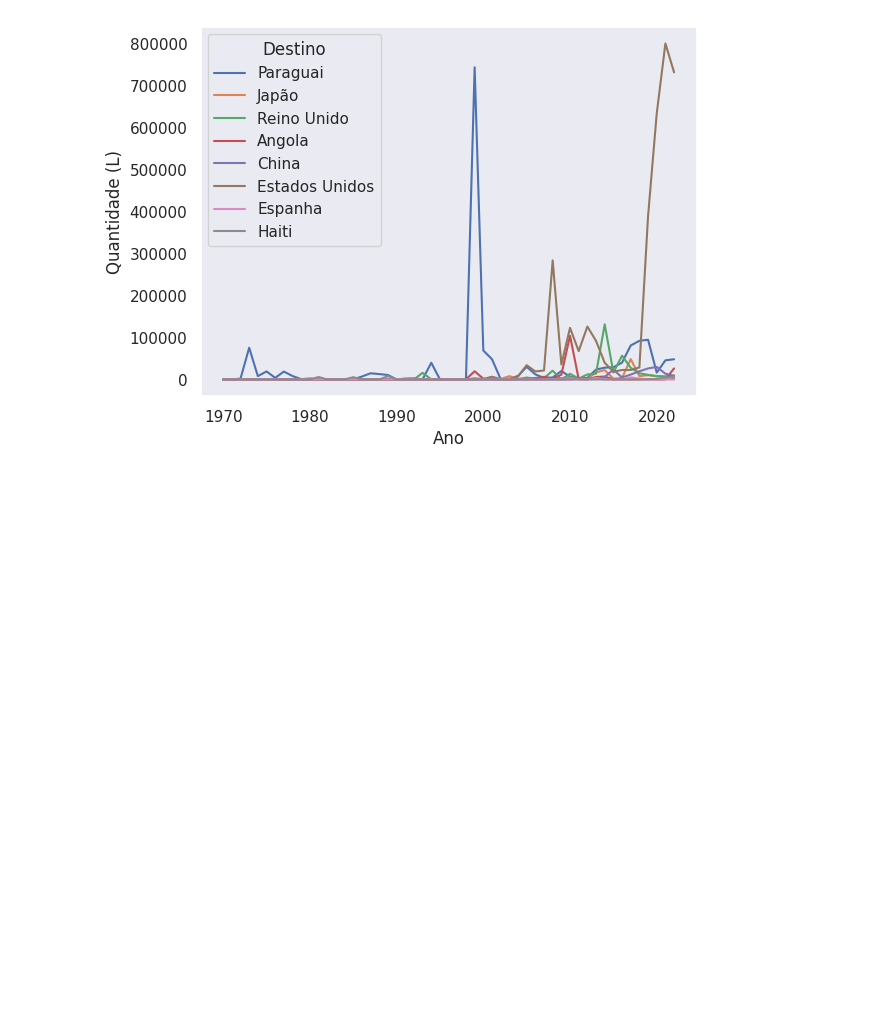
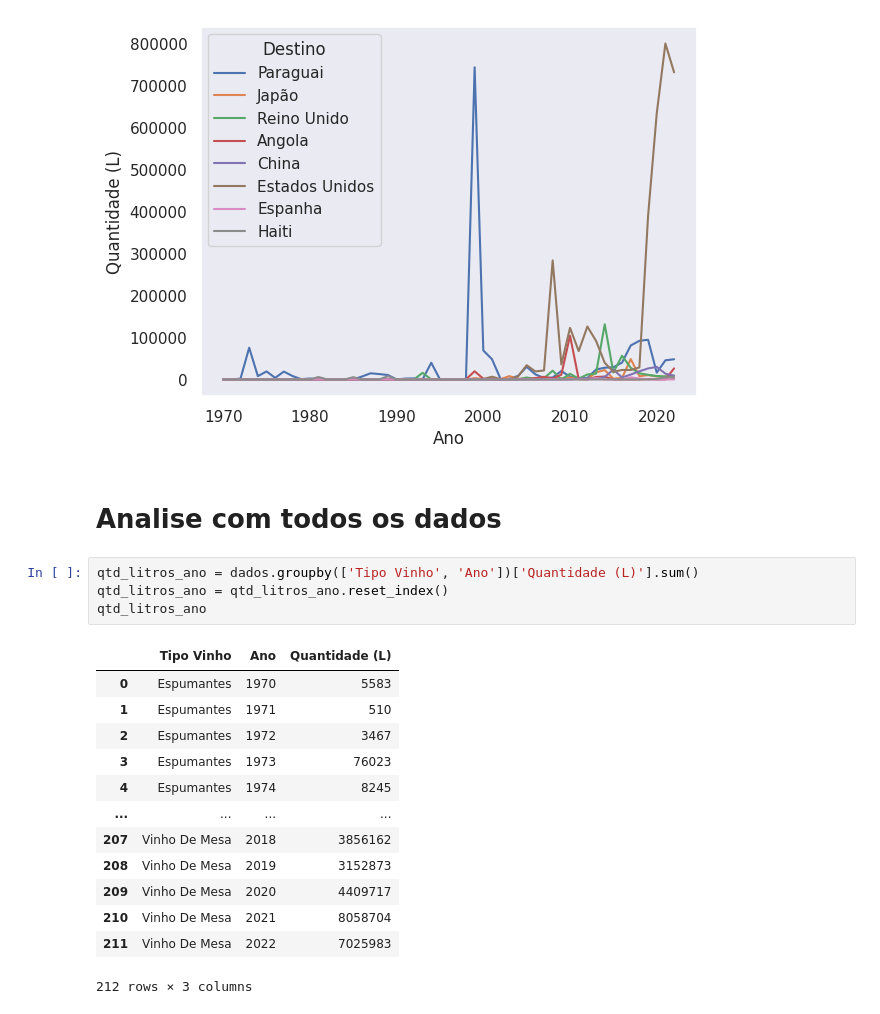
Before and after one commit to icarocarmona/Tech-Challenges-DTAT-Grupo-26, a Jupyter notebook: notebooks/Analise_sobre_a_exportação_de_Vinhos.ipynb, the cells around one changed output. Drawn from its saved outputs; the diff is of its cells as text; blank space fills up the shorter version.

```diff
--- a/notebooks/Analise_sobre_a_exportação_de_Vinhos.ipynb
+++ b/notebooks/Analise_sobre_a_exportação_de_Vinhos.ipynb
@@ -104,3 +131,23 @@ sns.lineplot(data=espumantes_filtrados,
 # %% [output]
 <Axes: xlabel='Ano', ylabel='Quantidade (L)'>
 [figure]
+# %% [markdown]
+# Analise com todos os dados
+# %%
+qtd_litros_ano = dados.groupby(['Tipo Vinho', 'Ano'])['Quantidade (L)'].sum()
+qtd_litros_ano = qtd_litros_ano.reset_index()
+qtd_litros_ano
+# %% [output]
+|  | Tipo Vinho | Ano | Quantidade (L) |
+| 0 | Espumantes | 1970 | 5583 |
+| 1 | Espumantes | 1971 | 510 |
+| 2 | Espumantes | 1972 | 3467 |
+| 3 | Espumantes | 1973 | 76023 |
+| 4 | Espumantes | 1974 | 8245 |
+| ... | ... | ... | ... |
+| 207 | Vinho De Mesa | 2018 | 3856162 |
+| 208 | Vinho De Mesa | 2019 | 3152873 |
+| 209 | Vinho De Mesa | 2020 | 4409717 |
+| 210 | Vinho De Mesa | 2021 | 8058704 |
+| 211 | Vinho De Mesa | 2022 | 7025983 |
+212 rows × 3 columns
```
Also changed, not shown: parts of 5 cells of this notebook.
